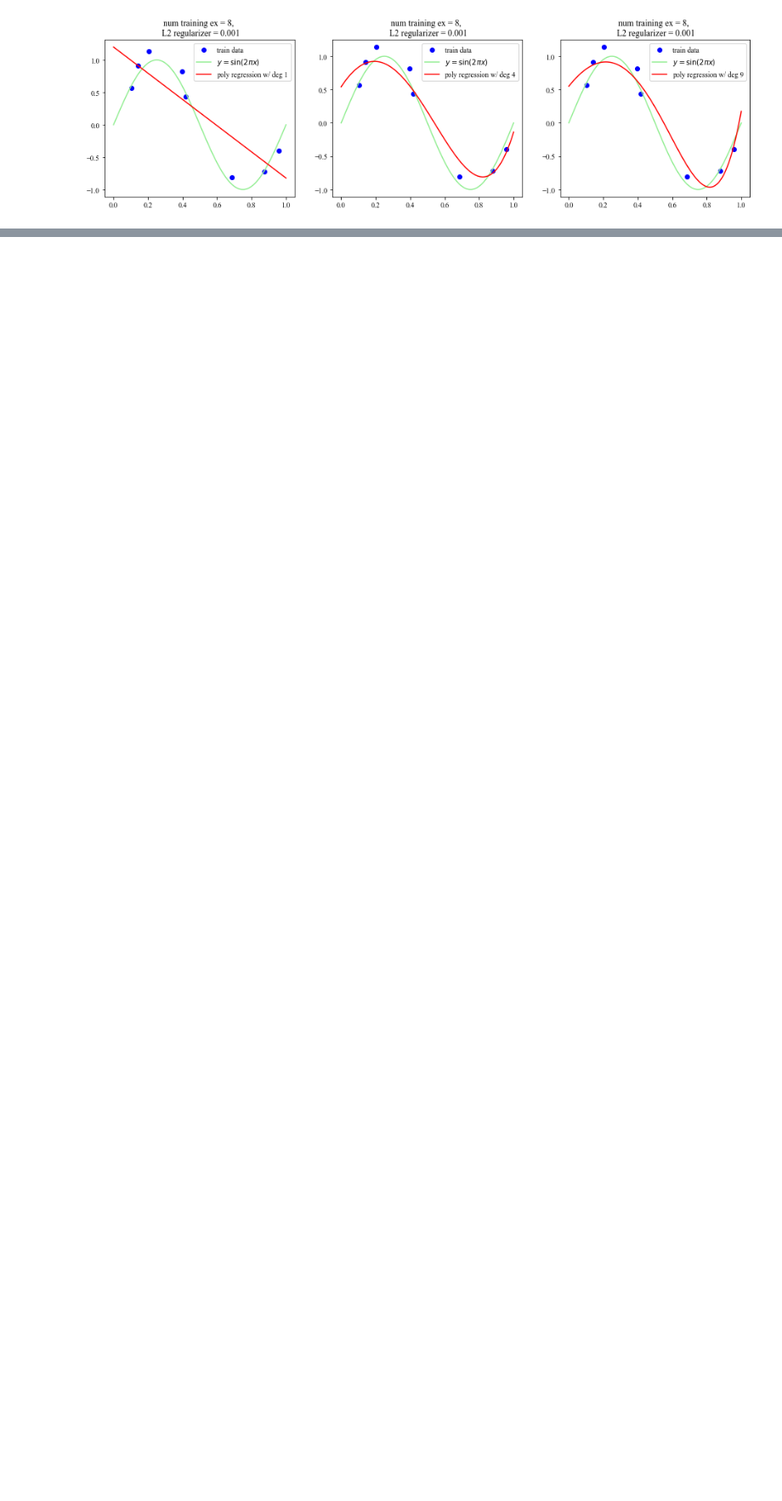
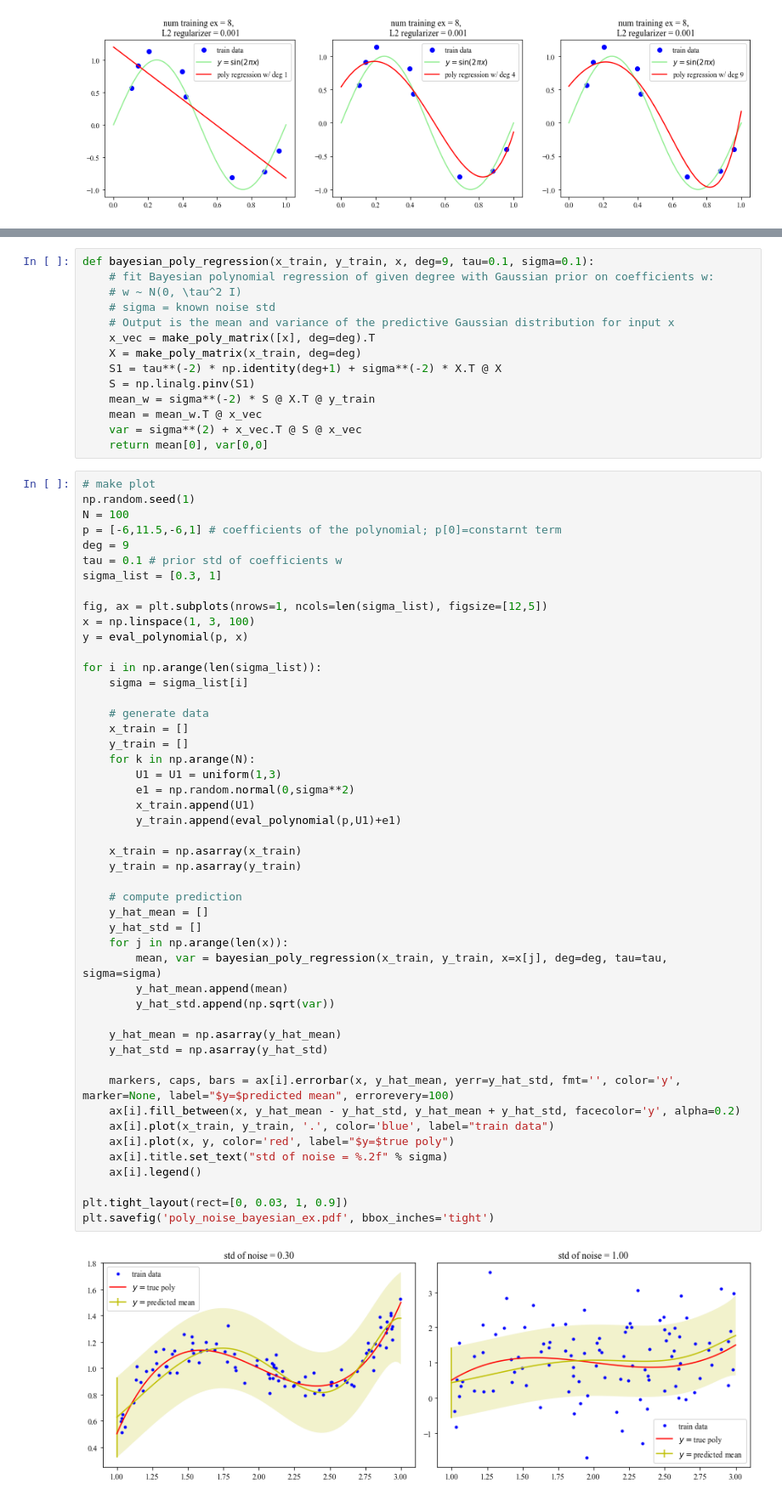
Before and after one commit to HanbaekLyu/Math156_UCLA_SP21, a Jupyter notebook: notebooks/Math156_polynomial_regression_1.ipynb, the cells around one changed output, grey strips where cells are left out. Shown at 85% size. Cells and saved outputs as stored; diff of their text form; blank space fills up the shorter version.

```diff
--- a/notebooks/Math156_polynomial_regression_1.ipynb
+++ b/notebooks/Math156_polynomial_regression_1.ipynb
@@ -115,0 +219,64 @@ plt.savefig('poly_error_ex_2.pdf')
+# %%
+def bayesian_poly_regression(x_train, y_train, x, deg=9, tau=0.1, sigma=0.1):
+    # fit Bayesian polynomial regression of given degree with Gaussian prior on coefficients w:
+    # w ~ N(0, \tau^2 I)
+    # sigma = known noise std
+    # Output is the mean and variance of the predictive Gaussian distribution for input x
+    x_vec = make_poly_matrix([x], deg=deg).T
+    X = make_poly_matrix(x_train, deg=deg)
+    S1 = tau**(-2) * np.identity(deg+1) + sigma**(-2) * X.T @ X
+    S = np.linalg.pinv(S1)
+    mean_w = sigma**(-2) * S @ X.T @ y_train
+    mean = mean_w.T @ x_vec
+    var = sigma**(2) + x_vec.T @ S @ x_vec
+    return mean[0], var[0,0]
+# %%
+# make plot
+np.random.seed(1)
+N = 100
+p = [-6,11.5,-6,1] # coefficients of the polynomial; p[0]=constarnt term
+deg = 9
+tau = 0.1 # prior std of coefficients w
+sigma_list = [0.3, 1]
+
+fig, ax = plt.subplots(nrows=1, ncols=len(sigma_list), figsize=[12,5])
+x = np.linspace(1, 3, 100)
+y = eval_polynomial(p, x)
+
+for i in np.arange(len(sigma_list)):
+    sigma = sigma_list[i]
+
+    # generate data
+    x_train = []
+    y_train = []
+    for k in np.arange(N):
+        U1 = U1 = uniform(1,3)
+        e1 = np.random.normal(0,sigma**2)
+        x_train.append(U1)
+        y_train.append(eval_polynomial(p,U1)+e1)
+
+    x_train = np.asarray(x_train)
+    y_train = np.asarray(y_train)
+
+    # compute prediction
+    y_hat_mean = []
+    y_hat_std = []
+    for j in np.arange(len(x)):
+        mean, var = bayesian_poly_regression(x_train, y_train, x=x[j], deg=deg, tau=tau, sigma=sigma)
+        y_hat_mean.append(mean)
+        y_hat_std.append(np.sqrt(var))
+
+    y_hat_mean = np.asarray(y_hat_mean)
+    y_hat_std = np.asarray(y_hat_std)
+
+    markers, caps, bars = ax[i].errorbar(x, y_hat_mean, yerr=y_hat_std, fmt='', color='y', marker=None, label="$y=$predicted mean", errorevery=100)
+    ax[i].fill_between(x, y_hat_mean - y_hat_std, y_hat_mean + y_hat_std, facecolor='y', alpha=0.2)
+    ax[i].plot(x_train, y_train, '.', color='blue', label="train data")
+    ax[i].plot(x, y, color='red', label="$y=$true poly")
+    ax[i].title.set_text("std of noise = %.2f" % sigma)
+    ax[i].legend()
+
+plt.tight_layout(rect=[0, 0.03, 1, 0.9])
+plt.savefig('poly_noise_bayesian_ex.pdf', bbox_inches='tight')
+# %% [output]
+[figure, added]
```
Also changed, not shown: parts of 10 cells of this notebook, 5 other files.
